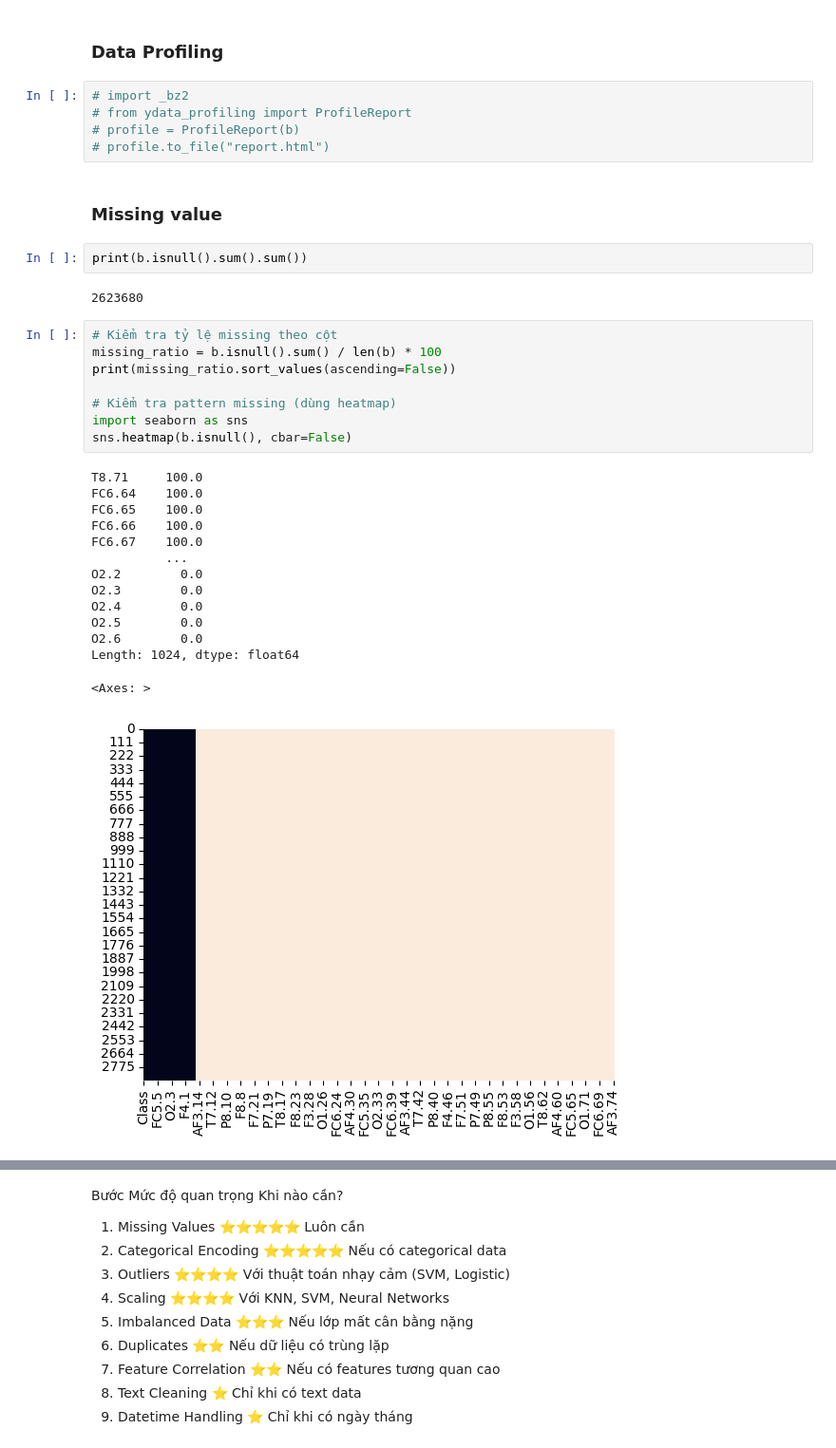
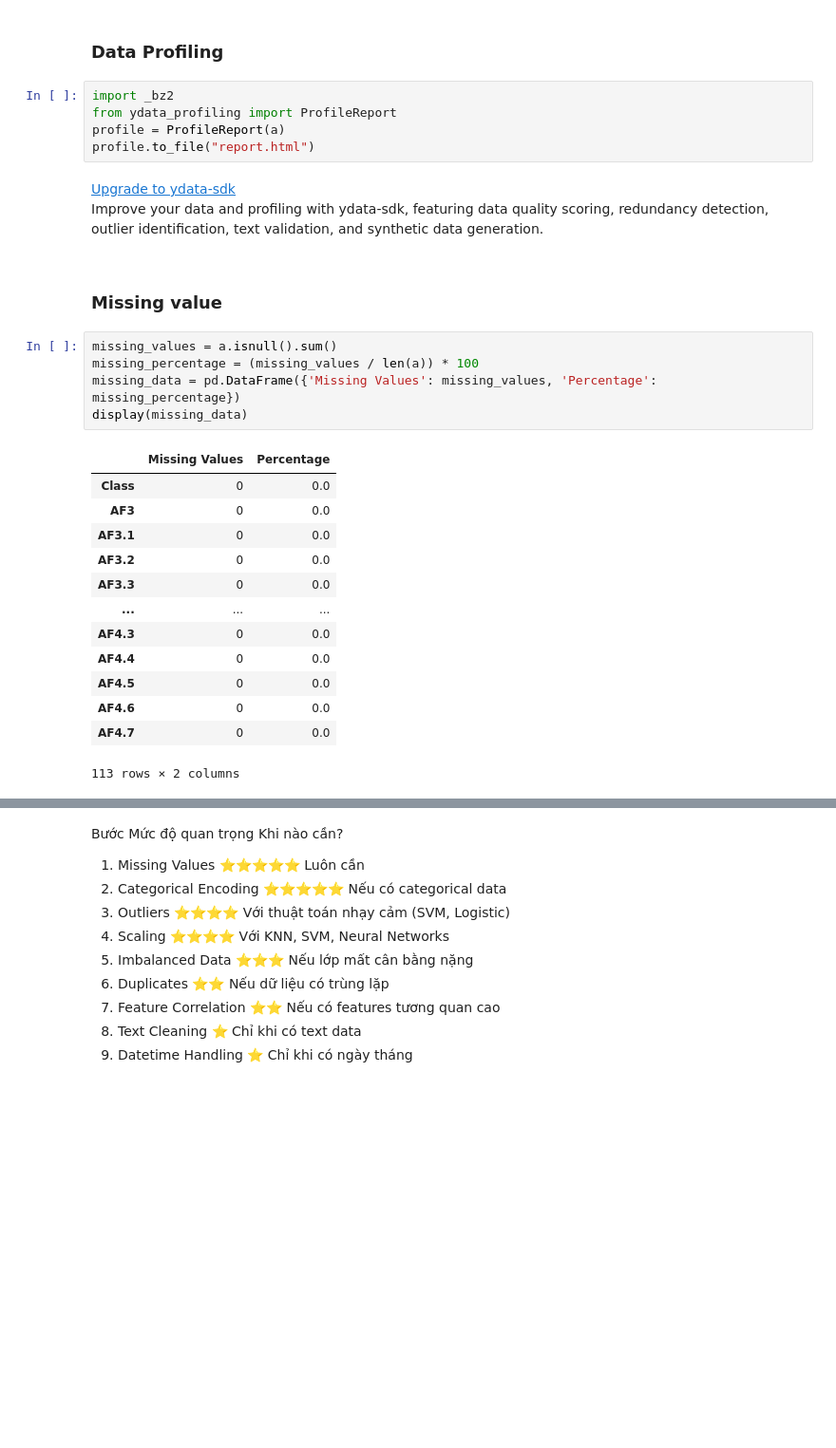
Before and after one commit to ITDSIU20094/Classification-of-EMOTIV-EPOC-, a Jupyter notebook: Project.ipynb, the cells around one changed output, grey strips where cells are left out. Shown: that part at 95% size. Drawn from its saved outputs; the diff is of its cells as text; blank space fills up the shorter version.

```diff
--- a/Project.ipynb
+++ b/Project.ipynb
@@ -144,36 +155,31 @@ None
 # %% [markdown]
 ### Data Profiling
 # %%
-# import _bz2
-# from ydata_profiling import ProfileReport
-# profile = ProfileReport(b)
-# profile.to_file("report.html")
+import _bz2
+from ydata_profiling import ProfileReport
+profile = ProfileReport(a)
+profile.to_file("report.html")
+# %% [output]
+Upgrade to ydata-sdk
+Improve your data and profiling with ydata-sdk, featuring data quality scoring, redundancy detection, outlier identification, text validation, and synthetic data generation.
 # %% [markdown]
 ### Missing value
-# %%
-print(b.isnull().sum().sum())
-# %% [output]
-2623680
-# %%
-# Kiểm tra tỷ lệ missing theo cột
-missing_ratio = b.isnull().sum() / len(b) * 100
-print(missing_ratio.sort_values(ascending=False))
-
-# Kiểm tra pattern missing (dùng heatmap)
-import seaborn as sns
-sns.heatmap(b.isnull(), cbar=False)
-# %% [output]
-T8.71     100.0
-FC6.64    100.0
-FC6.65    100.0
-FC6.66    100.0
-FC6.67    100.0
-          ...
-O2.2        0.0
-O2.3        0.0
-O2.4        0.0
-O2.5        0.0
-O2.6        0.0
-Length: 1024, dtype: float64
-<Axes: >
-[figure, removed]
+# %%
+missing_values = a.isnull().sum()
+missing_percentage = (missing_values / len(a)) * 100
+missing_data = pd.DataFrame({'Missing Values': missing_values, 'Percentage': missing_percentage})
+display(missing_data)
+# %% [output]
+|  | Missing Values | Percentage |
+| Class | 0 | 0.0 |
+| AF3 | 0 | 0.0 |
+| AF3.1 | 0 | 0.0 |
+| AF3.2 | 0 | 0.0 |
+| AF3.3 | 0 | 0.0 |
+| ... | ... | ... |
+| AF4.3 | 0 | 0.0 |
+| AF4.4 | 0 | 0.0 |
+| AF4.5 | 0 | 0.0 |
+| AF4.6 | 0 | 0.0 |
+| AF4.7 | 0 | 0.0 |
+113 rows × 2 columns
```
Also changed, not shown: parts of 10 cells of this notebook, 1 other file.
